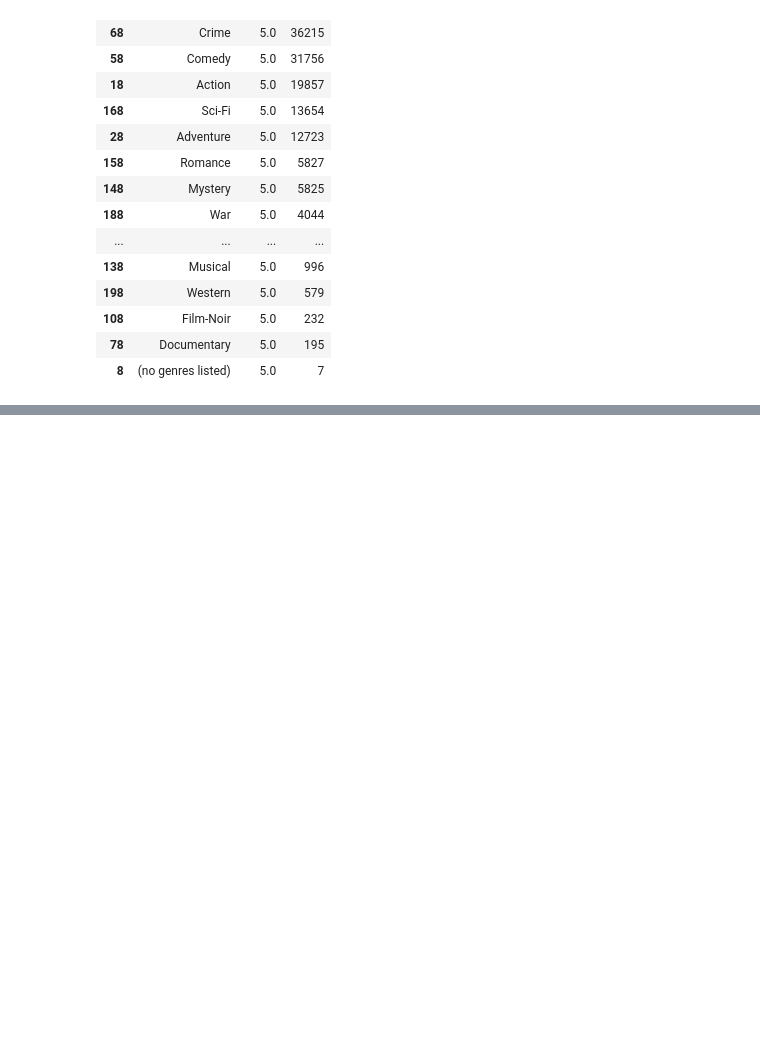
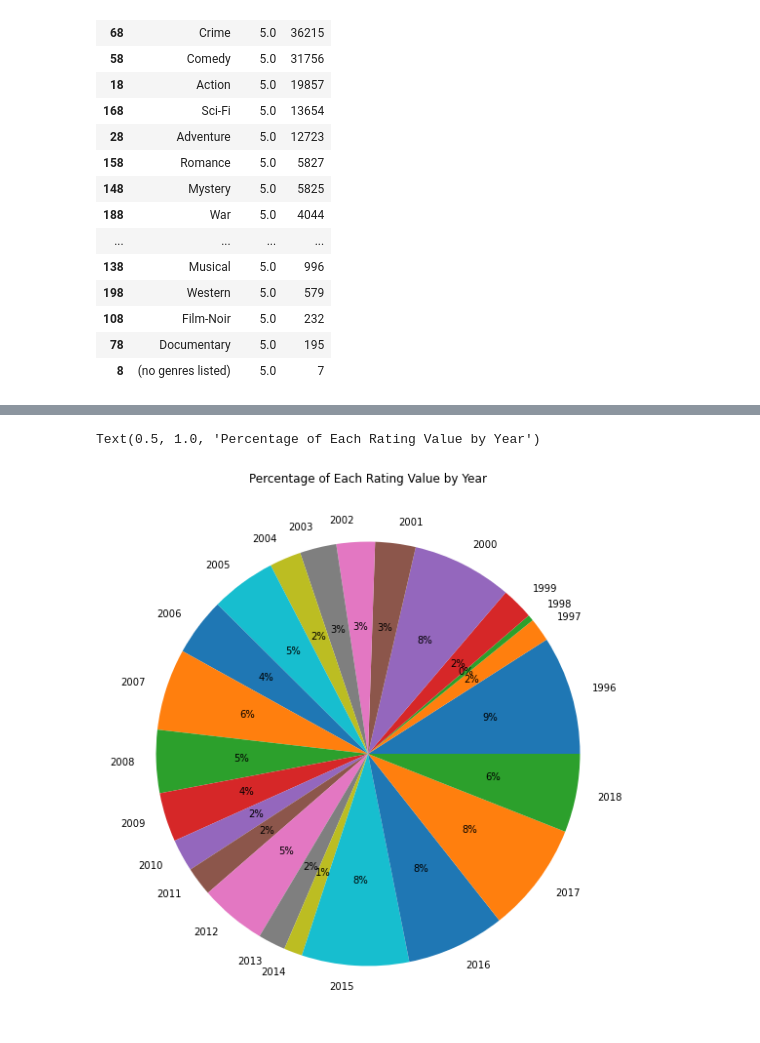
Before and after one commit to ekarbeyaz/movie-rankings-data-manipulation, a Jupyter notebook: Script - Movies.ipynb, the cells around one changed output, grey strips where cells are left out. Cells and saved outputs as stored; diff of their text form; code cells hidden in the pictures; blank space fills up the shorter version.

```diff
--- a/Script - Movies.ipynb
+++ b/Script - Movies.ipynb
@@ -595,0 +634,4 @@ sns.barplot(x="userId", y="genres", data=ratings_by_genres_2, hue="rating")
+# %%
+ratings_by_year = ratings_final.copy()
+ratings_by_year["year"] = ratings_by_year["timestamp_rating"].map(lambda x: str(x).split(sep="-")[0])
+ratings_by_year.head()
@@ -595,0 +647,3 @@ sns.barplot(x="userId", y="genres", data=ratings_by_genres_2, hue="rating")
+# %%
+ratings_count_by_year = ratings_by_year.groupby("year")["rating"].count().reset_index().sort_values(by="year")
+ratings_count_by_year
@@ -595,0 +668,8 @@ sns.barplot(x="userId", y="genres", data=ratings_by_genres_2, hue="rating")
+# %%
+plt.figure(figsize=(10,10))
+colors = sns.color_palette()
+plt.pie(x="rating", labels="year", data=ratings_count_by_year, colors=colors, autopct='%.0f%%')
+plt.title("Percentage of Each Rating Value by Year")
+# %% [output]
+Text(0.5, 1.0, 'Percentage of Each Rating Value by Year')
+[figure, added]
```
Also changed, not shown: parts of 39 cells of this notebook.
